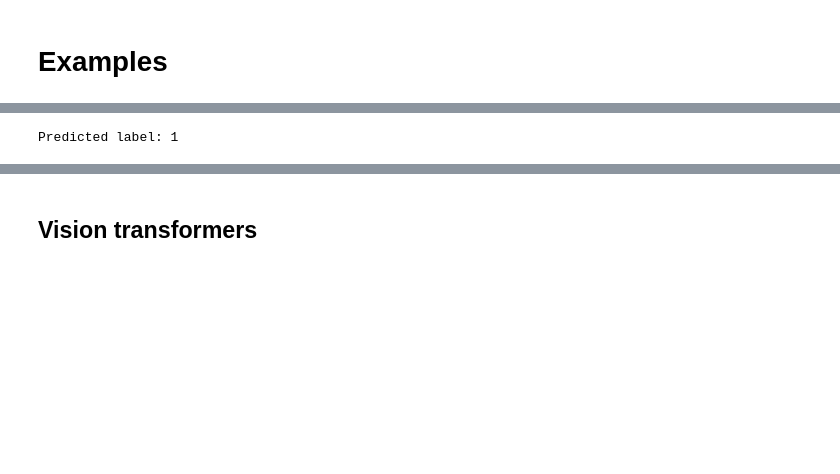
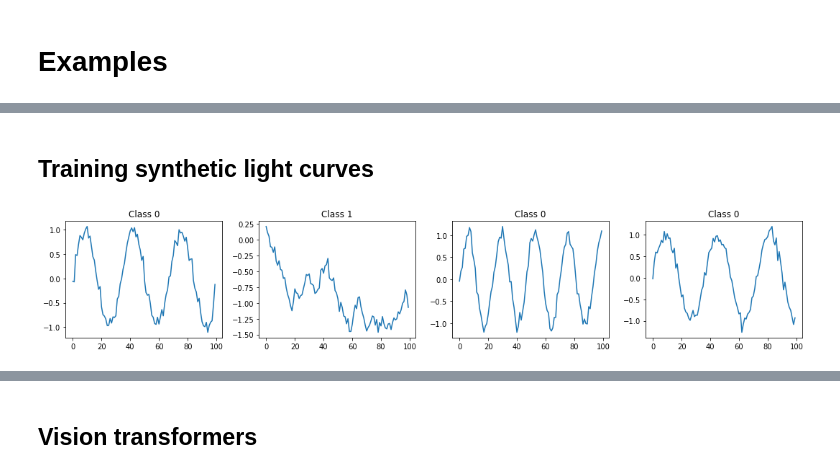
Before and after one commit to fforster/AS4501, a Jupyter notebook: ML_NNs/AS4501_Attention.ipynb, the cells around one changed output, grey strips where cells are left out. Saved outputs shown, nothing was run; the diff lists cells and outputs as text; code cells hidden in the pictures; blank space fills up the shorter version.

```diff
--- a/ML_NNs/AS4501_Attention.ipynb
+++ b/ML_NNs/AS4501_Attention.ipynb
@@ -330,14 +141,0 @@ Epoch [5/5], Loss: 0.1574, Accuracy: 0.9430
-# %%
-model.eval()
-correct = 0
-total = 0
-
-with torch.no_grad():
-    for texts, labels in test_loader:
-        outputs = model(texts)
-        _, predicted = torch.max(outputs, 1)
-        total += labels.size(0)
-        correct += (predicted == labels).sum().item()
-
-test_accuracy = correct / total
-print(f"Test Accuracy: {test_accuracy:.4f}")
@@ -448,11 +142,2 @@ Epoch: 10, Train Loss: 0.5748, Validation Loss: 0.5605
-# %%
-# Inference
-model.eval()
-with torch.no_grad():
-    inputs = tokenizer(["I love sunny days."], padding=True, truncation=True, return_tensors="pt")
-    outputs = model(**inputs)
-    logits = outputs.logits
-    predictions = torch.argmax(logits, dim=-1)
-    print(f"Predicted label: {predictions.item()}")
-# %% [output]
-Predicted label: 1
+# %% [markdown]
+## Training synthetic light curves
@@ -458,0 +181,18 @@ Predicted label: 1
+# %%
+# === Main Training Script ===
+device = torch.device("cuda" if torch.cuda.is_available() else "cpu")
+dataset = LightCurveDataset(n_samples=2000)
+train_loader = DataLoader(dataset, batch_size=64, shuffle=True)
+# %%
+def plot_samples(dataset, num=4):
+    fig, axs = plt.subplots(1, num, figsize=(15, 3))
+    for i in range(num):
+        x, y = dataset[i]
+        axs[i].plot(x.squeeze().numpy())
+        axs[i].set_title(f"Class {y.item()}")
+    plt.tight_layout()
+    plt.show()
+
+plot_samples(dataset)
+# %% [output]
+[figure, added]
```
Also changed, not shown: parts of 36 cells of this notebook.
